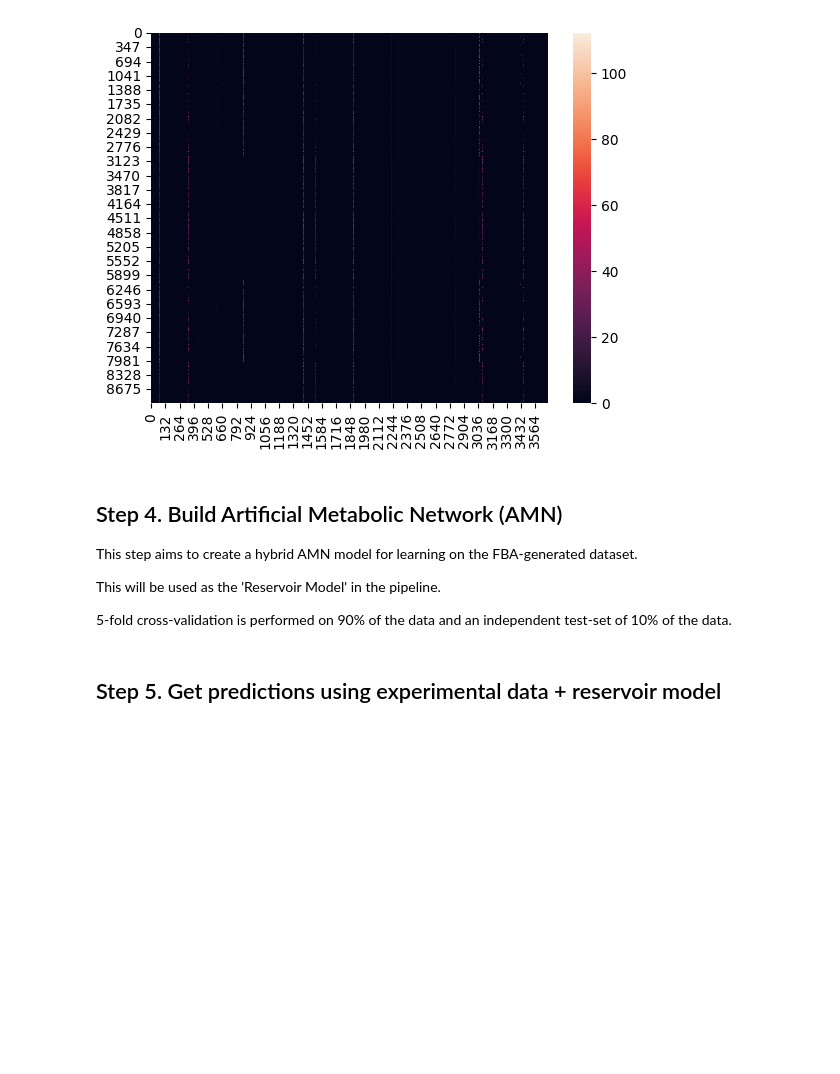
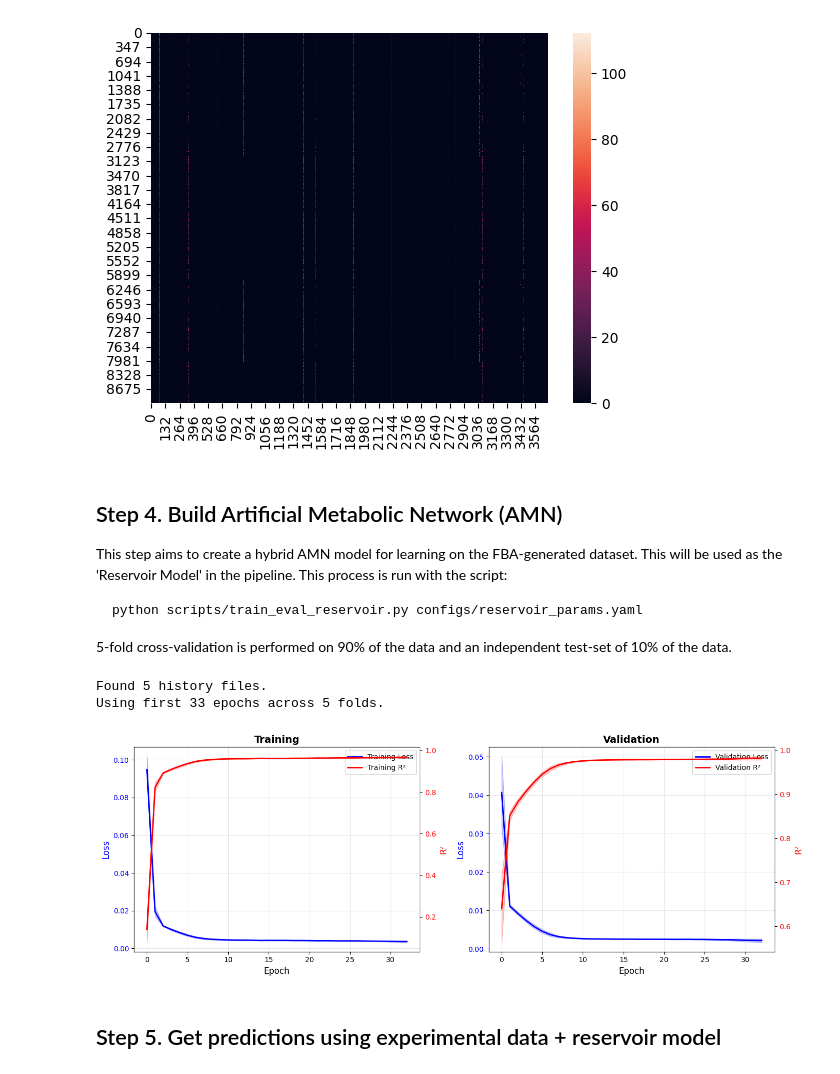
Before and after one commit to lyach/artificial-metabolic-networks, a Jupyter notebook: notebooks/Tutorial_Aida_LC.ipynb, the cells around one changed output. Cells and saved outputs as stored; diff of their text form; code cells hidden in the pictures; blank space fills up the shorter version.

````diff
--- a/notebooks/Tutorial_Aida_LC.ipynb
+++ b/notebooks/Tutorial_Aida_LC.ipynb
@@ -655,13 +663,21 @@ plt.show()
 # %% [markdown]
 ## Step 4. Build Artificial Metabolic Network (AMN)
 
-This step aims to create a hybrid AMN model for learning on the FBA-generated dataset.
+This step aims to create a hybrid AMN model for learning on the FBA-generated dataset. This will be used as the 'Reservoir Model' in the pipeline. This process is run with the script:
 
-This will be used as the 'Reservoir Model' in the pipeline.
+```
+python scripts/train_eval_reservoir.py configs/reservoir_params.yaml
+```
 
 5-fold cross-validation is performed on 90% of the data and an independent test-set of 10% of the data.
 # %%
-from src.Build_Model import *
-from src.Build_Model_Wrappers import *
+from src.plots import plot_learning_curve
+
+result_path = PROJECT_ROOT / 'experiments/aidaying_iml1515_UB_AMN_QP/result/'
+fig = plot_learning_curve(result_path)
+# %% [output]
+Found 5 history files.
+Using first 33 epochs across 5 folds.
+[figure, added]
 # %% [markdown]
 ## Step 5.  Get predictions using experimental data + reservoir model
````
Also changed, not shown: parts of 14 cells of this notebook, 5 other files.
